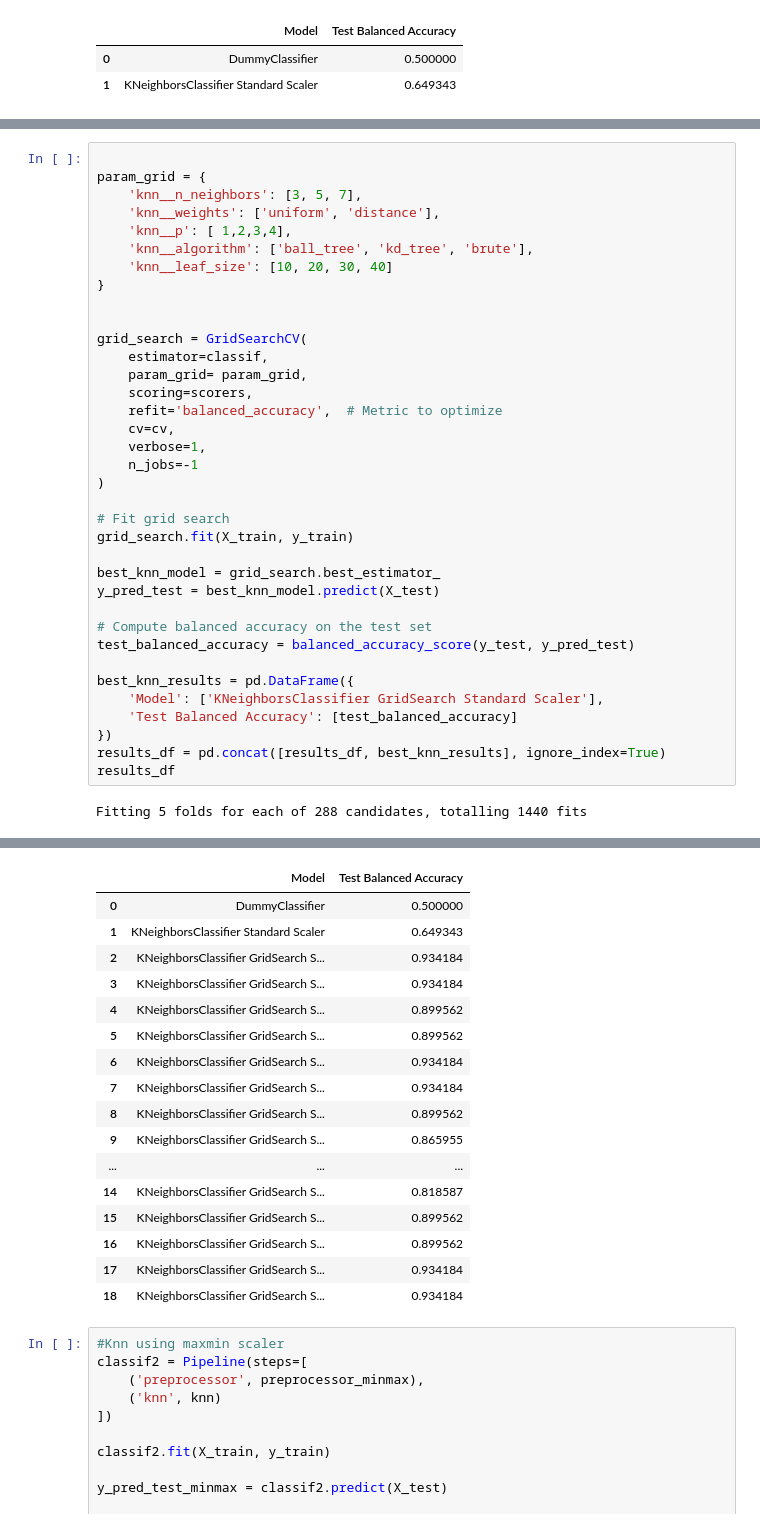
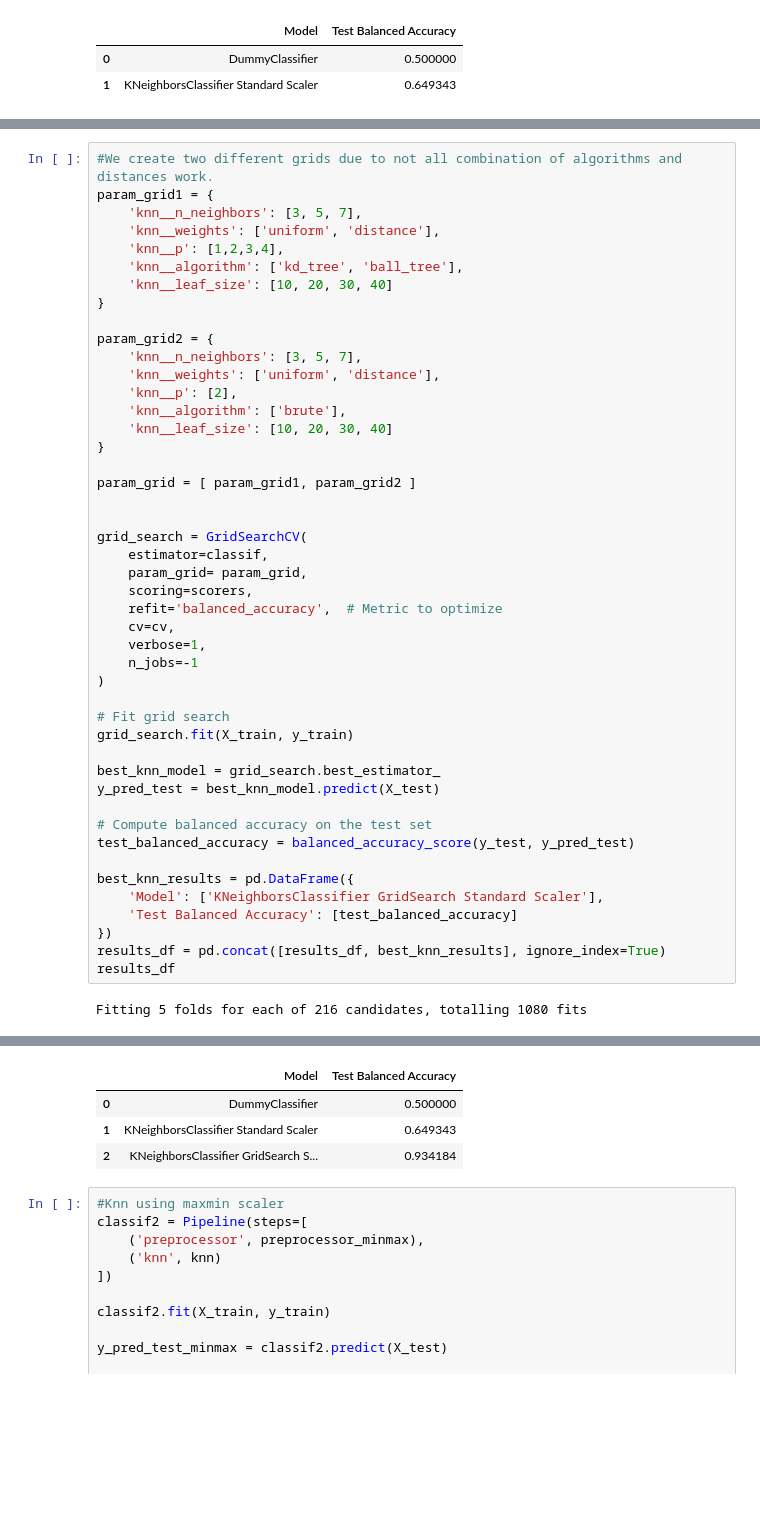
Before and after one commit to LauraCar-293/Predicting-Employee-Attrition-with-Scikit-learn, a Jupyter notebook: task2.ipynb, the cells around one changed output, grey strips where cells are left out. Cells and saved outputs as stored; diff of their text form; blank space fills up the shorter version.

Commit message:
Arreglo el warning con la combinacion perfecta de distancias y algoritmos en el grid

```diff
--- a/task2.ipynb
+++ b/task2.ipynb
@@ -318,12 +316,22 @@ results_df
 # %%
-
-param_grid = {
+#We create two different grids due to not all combination of algorithms and distances work.
+param_grid1 = {
     'knn__n_neighbors': [3, 5, 7],
     'knn__weights': ['uniform', 'distance'],
-    'knn__p': [ 1,2,3,4],
-    'knn__algorithm': ['ball_tree', 'kd_tree', 'brute'],
+    'knn__p': [1,2,3,4],
+    'knn__algorithm': ['kd_tree', 'ball_tree'],
     'knn__leaf_size': [10, 20, 30, 40]
 }
+
+param_grid2 = {
+    'knn__n_neighbors': [3, 5, 7],
+    'knn__weights': ['uniform', 'distance'],
+    'knn__p': [2],
+    'knn__algorithm': ['brute'],
+    'knn__leaf_size': [10, 20, 30, 40]
+}
+
+param_grid = [ param_grid1, param_grid2 ]
 
 
 grid_search = GridSearchCV(
@@ -352,4 +360,4 @@ best_knn_results = pd.DataFrame({
 results_df = pd.concat([results_df, best_knn_results], ignore_index=True)
 results_df
 # %% [output]
-Fitting 5 folds for each of 288 candidates, totalling 1440 fits
+Fitting 5 folds for each of 216 candidates, totalling 1080 fits
@@ -373,20 +364,7 @@ Fitting 5 folds for each of 288 candidates, totalling 1440 fits
 |  | Model | Test Balanced Accuracy |
 | 0 | DummyClassifier | 0.500000 |
 | 1 | KNeighborsClassifier Standard Scaler | 0.649343 |
 | 2 | KNeighborsClassifier GridSearch S... | 0.934184 |
-| 3 | KNeighborsClassifier GridSearch S... | 0.934184 |
-| 4 | KNeighborsClassifier GridSearch S... | 0.899562 |
-| 5 | KNeighborsClassifier GridSearch S... | 0.899562 |
-| 6 | KNeighborsClassifier GridSearch S... | 0.934184 |
-| 7 | KNeighborsClassifier GridSearch S... | 0.934184 |
-| 8 | KNeighborsClassifier GridSearch S... | 0.899562 |
-| 9 | KNeighborsClassifier GridSearch S... | 0.865955 |
-| ... | ... | ... |
-| 14 | KNeighborsClassifier GridSearch S... | 0.818587 |
-| 15 | KNeighborsClassifier GridSearch S... | 0.899562 |
-| 16 | KNeighborsClassifier GridSearch S... | 0.899562 |
-| 17 | KNeighborsClassifier GridSearch S... | 0.934184 |
-| 18 | KNeighborsClassifier GridSearch S... | 0.934184 |
 # %%
 #Knn using maxmin scaler
 classif2 = Pipeline(steps=[
```
Also changed, not shown: parts of 2 cells of this notebook.
